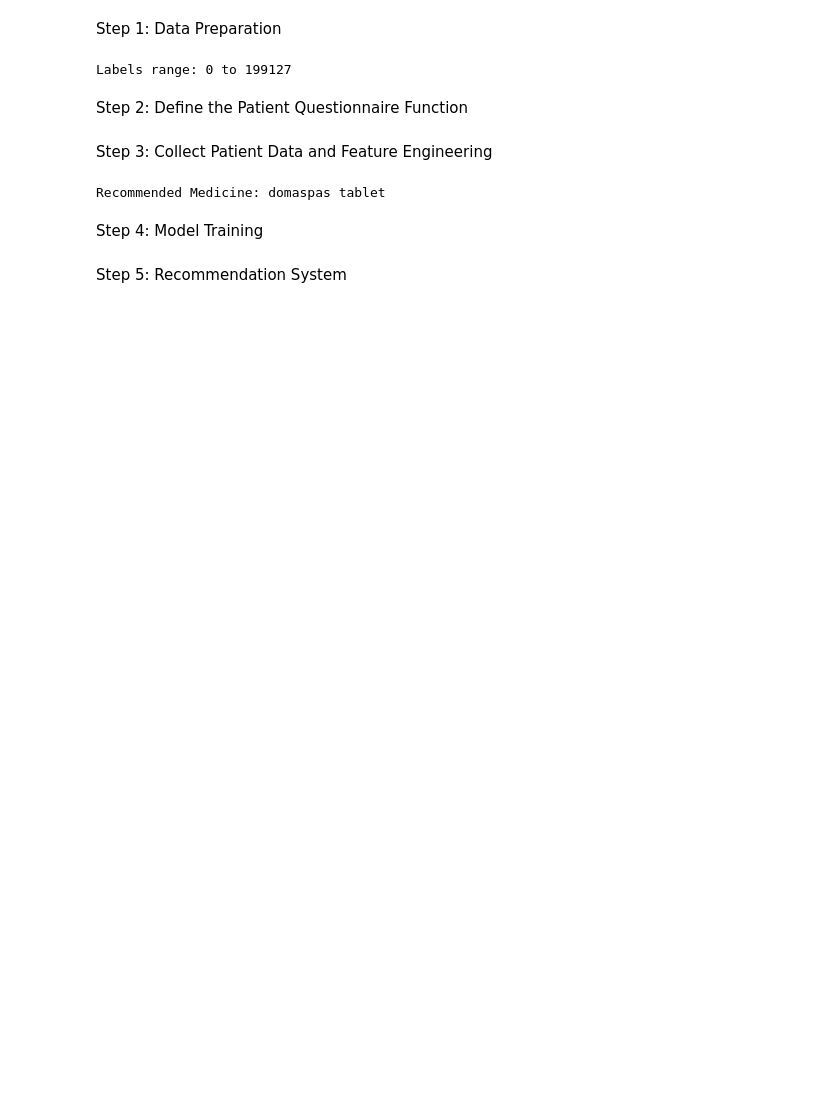
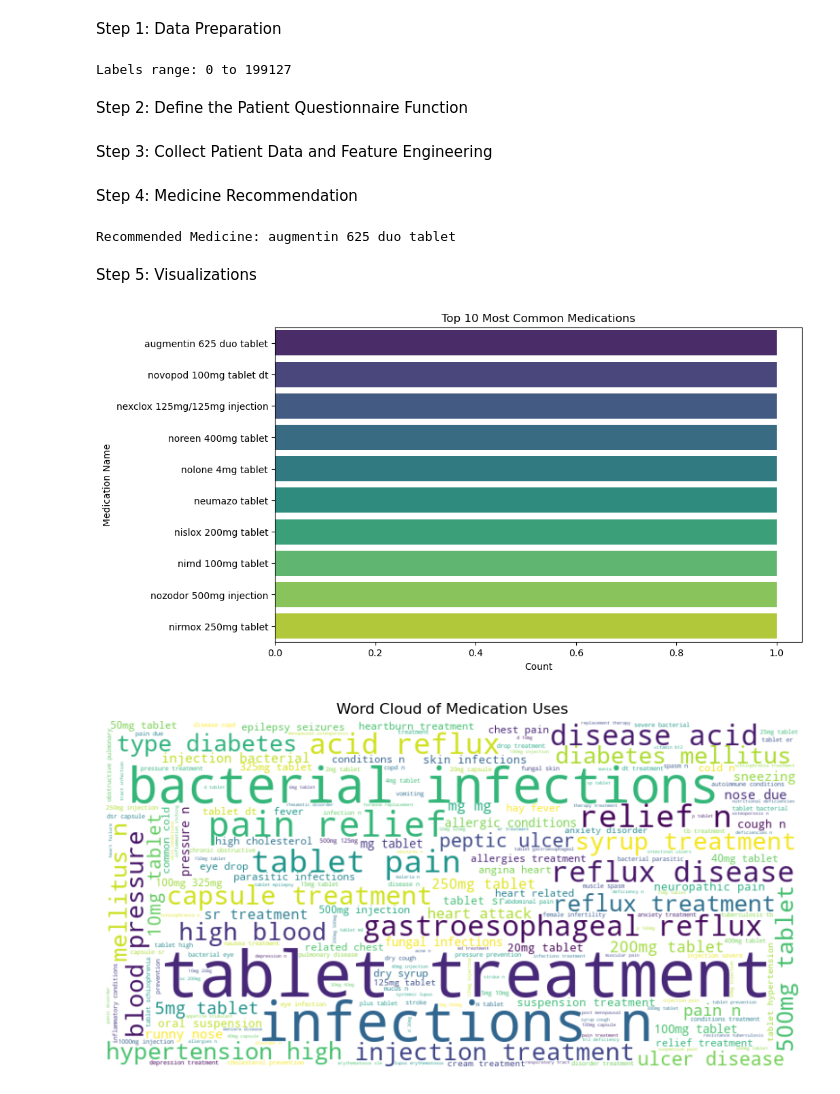
Before and after one commit to jakemcgraw83/project3Med_interactions, a Jupyter notebook: S_P3_PQuestions_DiffModel.ipynb, the cells around one changed output. Cells and saved outputs as stored; diff of their text form; code cells hidden in the pictures; blank space fills up the shorter version.

```diff
--- a/S_P3_PQuestions_DiffModel.ipynb
+++ b/S_P3_PQuestions_DiffModel.ipynb
@@ -67,9 +68,7 @@ def collect_patient_data():
         'allergies': input("Do you have any known allergies or sensitivities to medications? "),
         'current_medications': input("Are you currently taking any other medications (prescription, over-the-counter, supplements)? "),
         'adverse_reactions': input("Have you had any adverse reactions to medications in the past? If so, please describe. "),
-        'chronic_conditions': input("Do you have any chronic medical conditions (e.g., diabetes, hypertension, asthma)? "),
-        'symptoms': input("Can you describe your symptoms in detail? When did they start? "),
-        'symptom_severity': input("How severe are your symptoms? Have they been getting better, worse, or staying the same? "),
+        'symptoms': input("Can you describe your symptoms in detail? When did they start? ")
     }
     return patient_data
 # %% [markdown]
@@ -89,6 +88,8 @@ patient_df['combined_text'] = patient_df[text_fields].apply(lambda row: ' '.join
 
 # Vectorize the patient's text data
 patient_vector = vectorizer.transform(patient_df['combined_text'])
+# %% [markdown]
+Step 4: Medicine Recommendation
 # %%
 
 # Calculate the cosine similarity between the patient vector and medication vectors
@@ -101,8 +102,46 @@ best_match_index = similarities.argmax()
 recommended_medicine = medicine_data.iloc[best_match_index]['name']
 print(f"Recommended Medicine: {recommended_medicine}")
 # %% [output]
-Recommended Medicine: domaspas tablet
+Recommended Medicine: augmentin 625 duo tablet
-# %% [markdown]
-Step 4: Model Training
 # %% [markdown]
-Step 5: Recommendation System
+Step 5: Visualizations
+# %%
+# 1. Bar plot of the top 10 most common medications
+top_10_meds = medicine_data['name'].value_counts().head(10)
+plt.figure(figsize=(10, 6))
+sns.barplot(x=top_10_meds.values, y=top_10_meds.index, palette='viridis')
+plt.title('Top 10 Most Common Medications')
+plt.xlabel('Count')
+plt.ylabel('Medication Name')
+plt.show()
+
+# 2. Word Cloud of medication uses
+use_text = ' '.join(medicine_data['combined_text'])
+wordcloud = WordCloud(width=800, height=400, background_color='white').generate(use_text)
+plt.figure(figsize=(10, 6))
+plt.imshow(wordcloud, interpolation='bilinear')
+plt.title('Word Cloud of Medication Uses')
+plt.axis('off')
+plt.show()
+
+# 3. Cosine similarity heatmap for a sample
+sample_size = 50  # Adjust this for visualization purposes
+X_sample = X[:sample_size]
+similarity_matrix_sample = cosine_similarity(X_sample)
+plt.figure(figsize=(10, 8))
+sns.heatmap(similarity_matrix_sample, cmap='viridis')
+plt.title('Cosine Similarity Heatmap of Medications (Sample)')
+plt.xlabel('Medication Index')
+plt.ylabel('Medication Index')
+plt.show()
+
+# 4. Distribution of cosine similarities for the recommended medication
+plt.figure(figsize=(10, 6))
+sns.histplot(similarities.flatten(), bins=50, kde=True)
+plt.title('Distribution of Cosine Similarities')
+plt.xlabel('Cosine Similarity')
+plt.ylabel('Frequency')
+plt.show()
+# %% [output]
+[figure, added]
+[figure, added]
```
Also changed, not shown: parts of 3 cells of this notebook, 4 other files.
